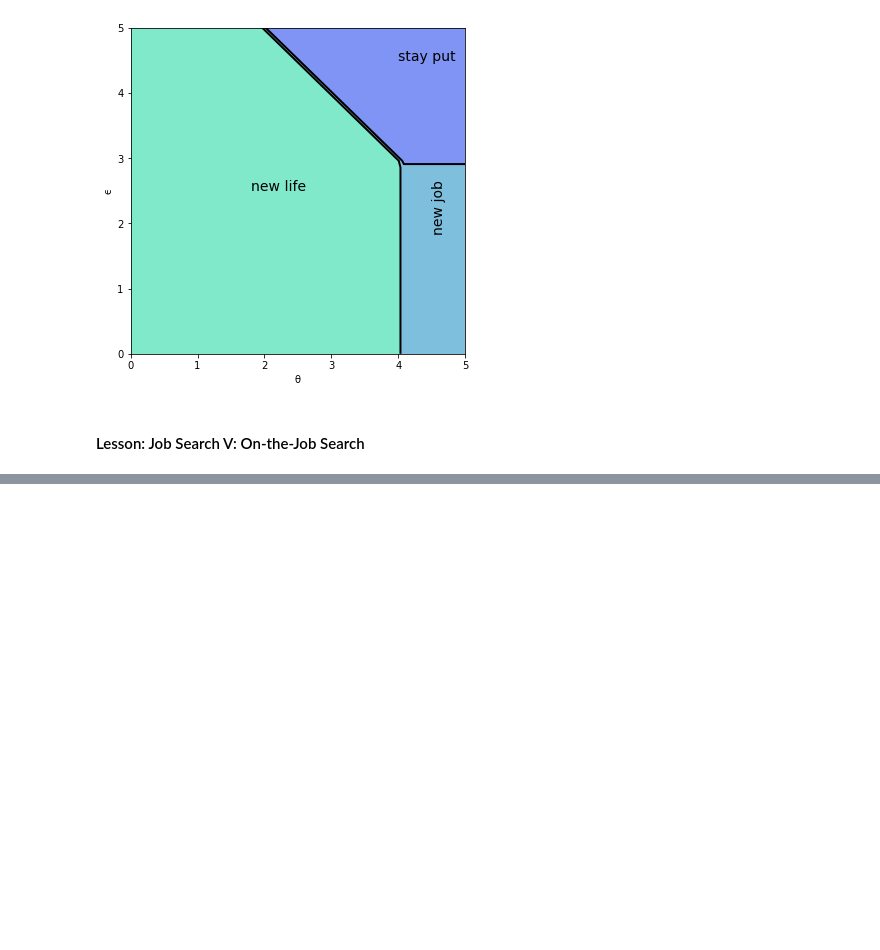
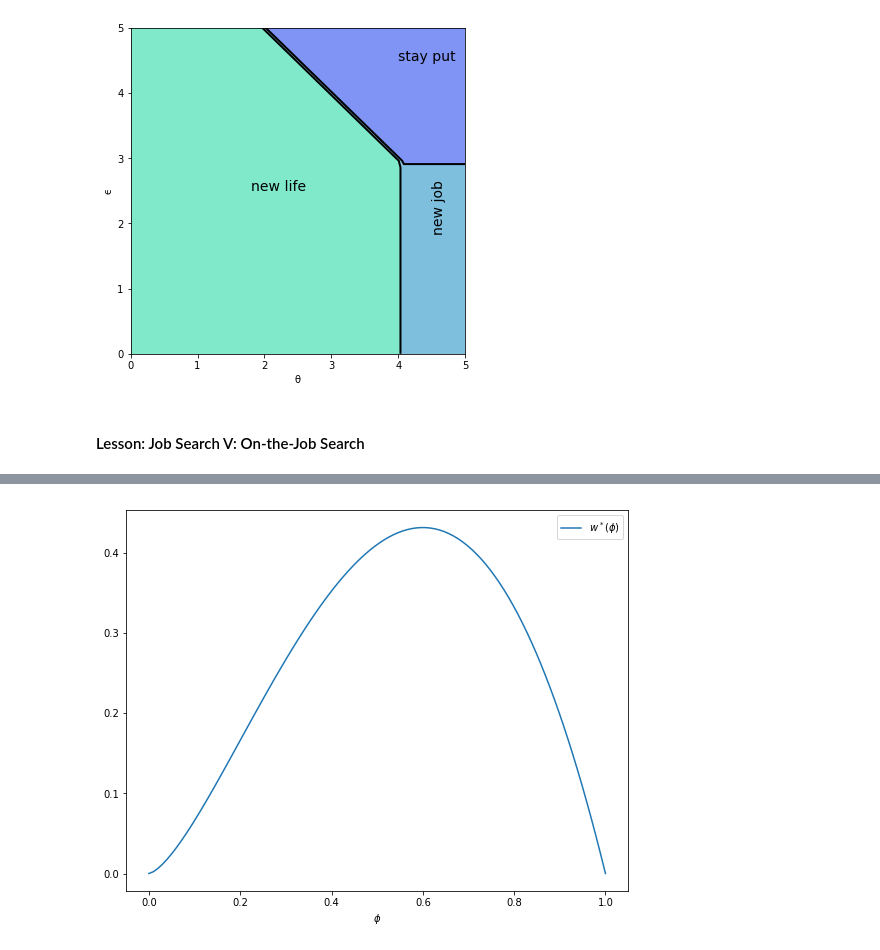
Before and after one commit to PanPip/QuantEcon_Tasks, a Jupyter notebook: Dynamic_programming.ipynb, the cells around one changed output, grey strips where cells are left out. Cells and saved outputs as stored; diff of their text form; code cells hidden in the pictures; blank space fills up the shorter version.

```diff
--- a/Dynamic_programming.ipynb
+++ b/Dynamic_programming.ipynb
@@ -1674,0 +1718,16 @@ plt.show()
+# %%
+jv = JVWorker()
+
+def xbar(ϕ):
+    A, α = jv.A, jv.α
+    return (A * ϕ**α)**(1 / (1 - α))
+
+ϕ_grid = np.linspace(0, 1, 100)
+fig, ax = plt.subplots(figsize=(9, 7))
+ax.set(xlabel='$\phi$')
+ax.plot(ϕ_grid, [xbar(ϕ) * (1 - ϕ) for ϕ in ϕ_grid], label='$w^*(\phi)$')
+ax.legend()
+
+plt.show()
+# %% [output]
+[figure, added]
```
Also changed, not shown: parts of 5 cells of this notebook, 2 other files.
